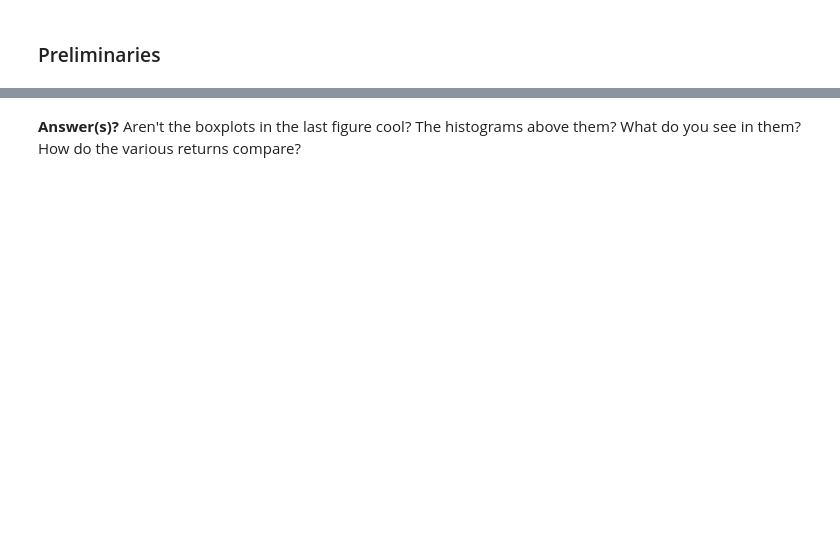
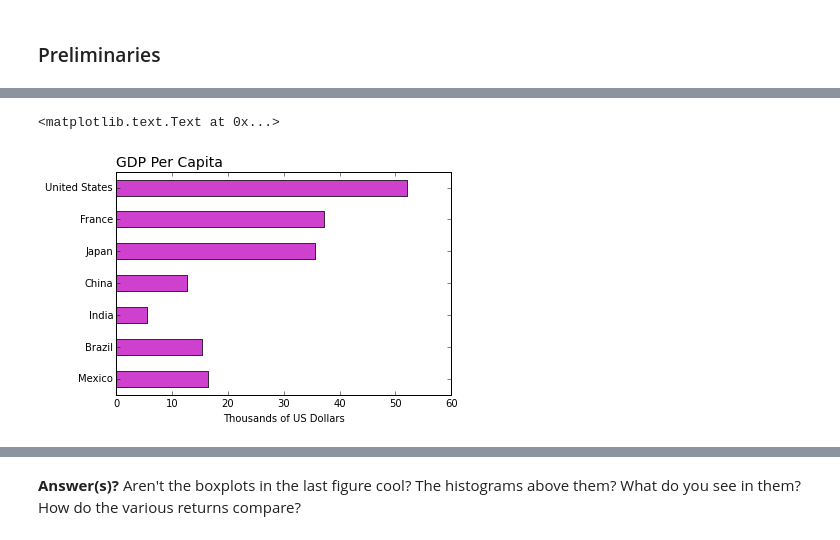
Before and after one commit to DaveBackus/Data_Bootcamp, a Jupyter notebook: Code/IPython/bootcamp_examples.ipynb, the cells around one changed output, grey strips where cells are left out. Cells and saved outputs as stored; diff of their text form; code cells hidden in the pictures; blank space fills up the shorter version.

```diff
--- a/Code/IPython/bootcamp_examples.ipynb
+++ b/Code/IPython/bootcamp_examples.ipynb
@@ -215,0 +98,9 @@ References
+# %%
+# ditto for GDP per capita (per person)
+ax = df['gdppc'].plot(kind='barh', color='m', alpha=0.5)
+ax.set_title('GDP Per Capita', loc='left', fontsize=14)
+ax.set_xlabel('Thousands of US Dollars')
+ax.set_ylabel('')
+# %% [output]
+<matplotlib.text.Text at 0x...>
+[figure, added]
```
Also changed, not shown: parts of 53 cells of this notebook, 10 other files.
